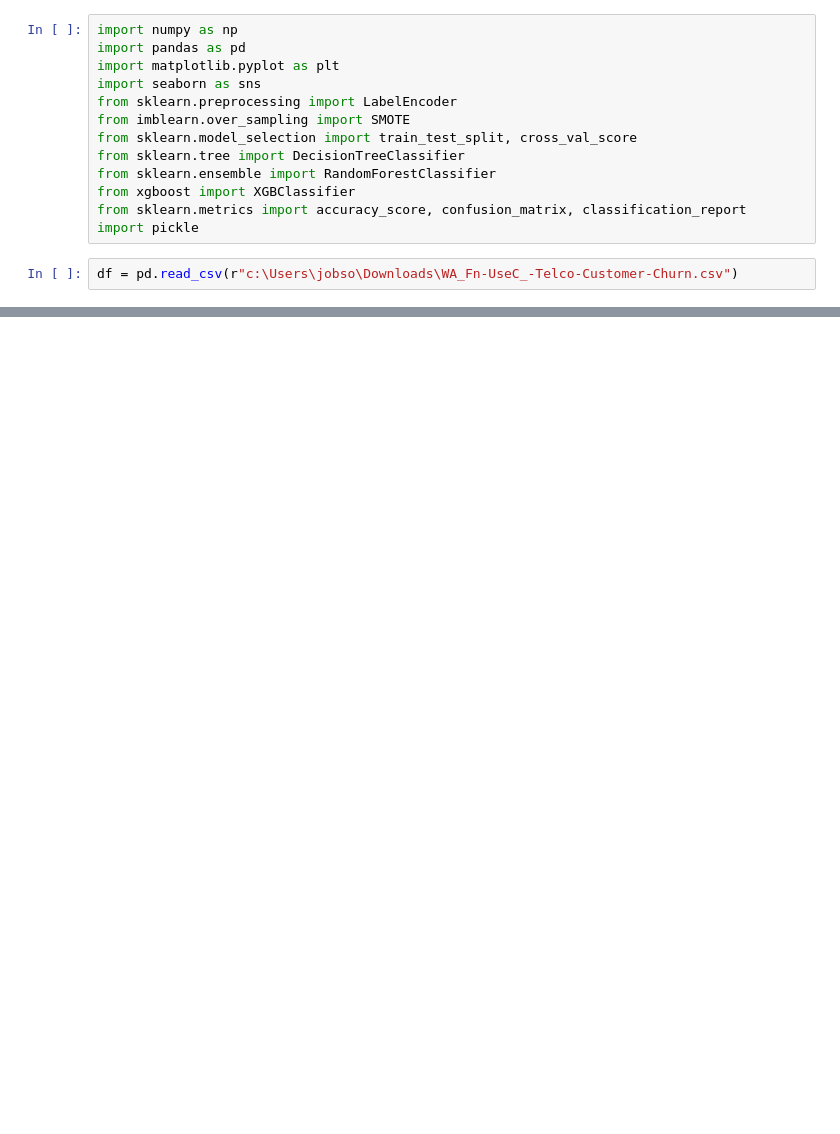
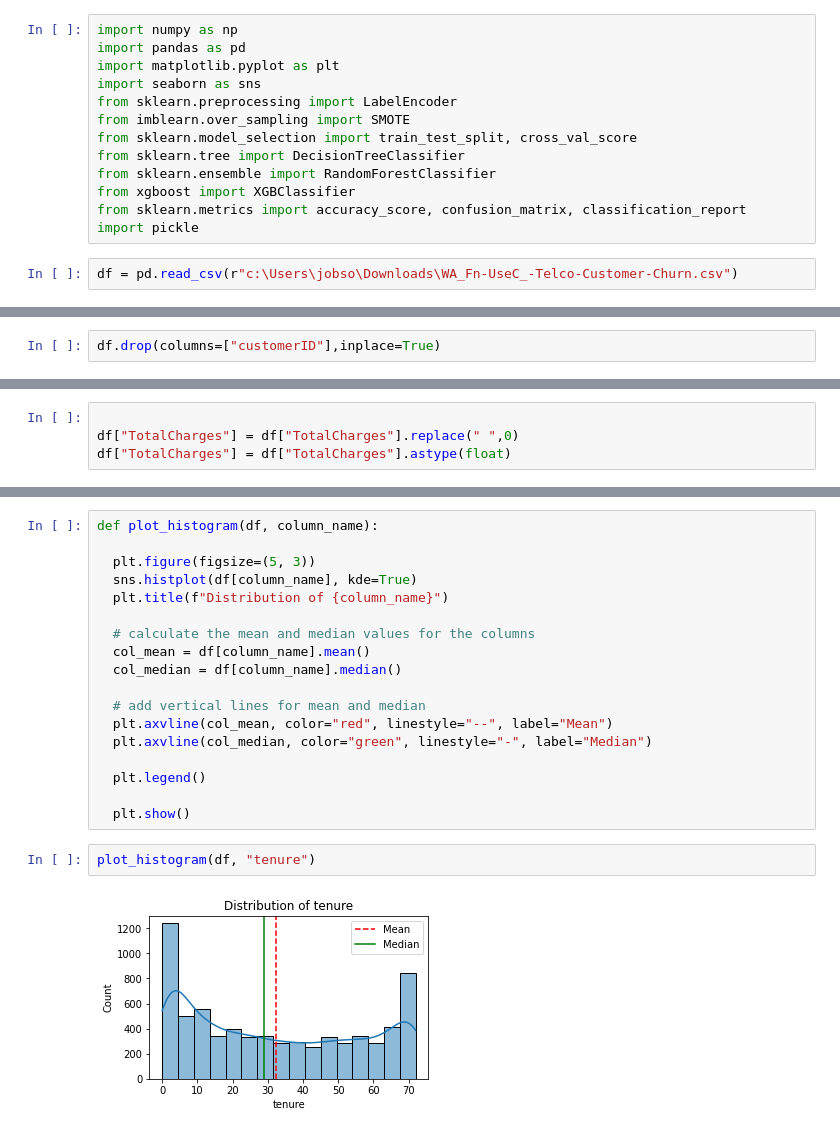
Before and after one commit to jobson107/customer_churn_prediction, a Jupyter notebook: codebase.ipynb, the cells around one changed output, grey strips where cells are left out. Saved outputs shown, nothing was run; the diff lists cells and outputs as text; blank space fills up the shorter version.

Commit message:
Add codebase.ipynb for Customer Churn Prediction

```diff
--- a/codebase.ipynb
+++ b/codebase.ipynb
@@ -35,0 +52,2 @@ df.tail(5)
+# %%
+df.drop(columns=["customerID"],inplace=True)
@@ -35,0 +148,4 @@ df.tail(5)
+# %%
+
+df["TotalCharges"] = df["TotalCharges"].replace(" ",0)
+df["TotalCharges"] = df["TotalCharges"].astype(float)
@@ -35,0 +191,22 @@ df.tail(5)
+# %%
+def plot_histogram(df, column_name):
+
+  plt.figure(figsize=(5, 3))
+  sns.histplot(df[column_name], kde=True)
+  plt.title(f"Distribution of {column_name}")
+
+  # calculate the mean and median values for the columns
+  col_mean = df[column_name].mean()
+  col_median = df[column_name].median()
+
+  # add vertical lines for mean and median
+  plt.axvline(col_mean, color="red", linestyle="--", label="Mean")
+  plt.axvline(col_median, color="green", linestyle="-", label="Median")
+
+  plt.legend()
+
+  plt.show()
+# %%
+plot_histogram(df, "tenure")
+# %% [output]
+[figure, added]
```
Also changed, not shown: parts of 24 cells of this notebook.
